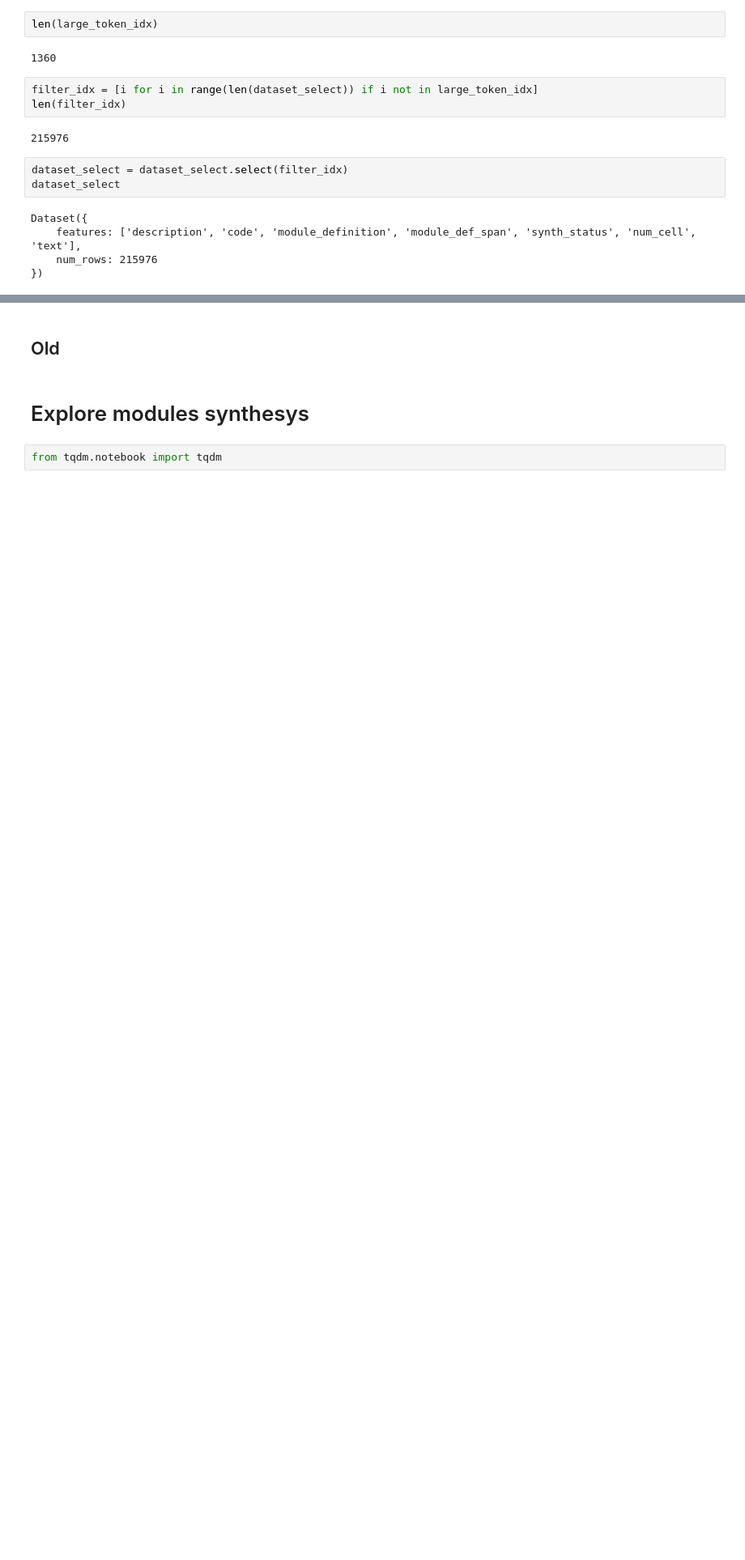
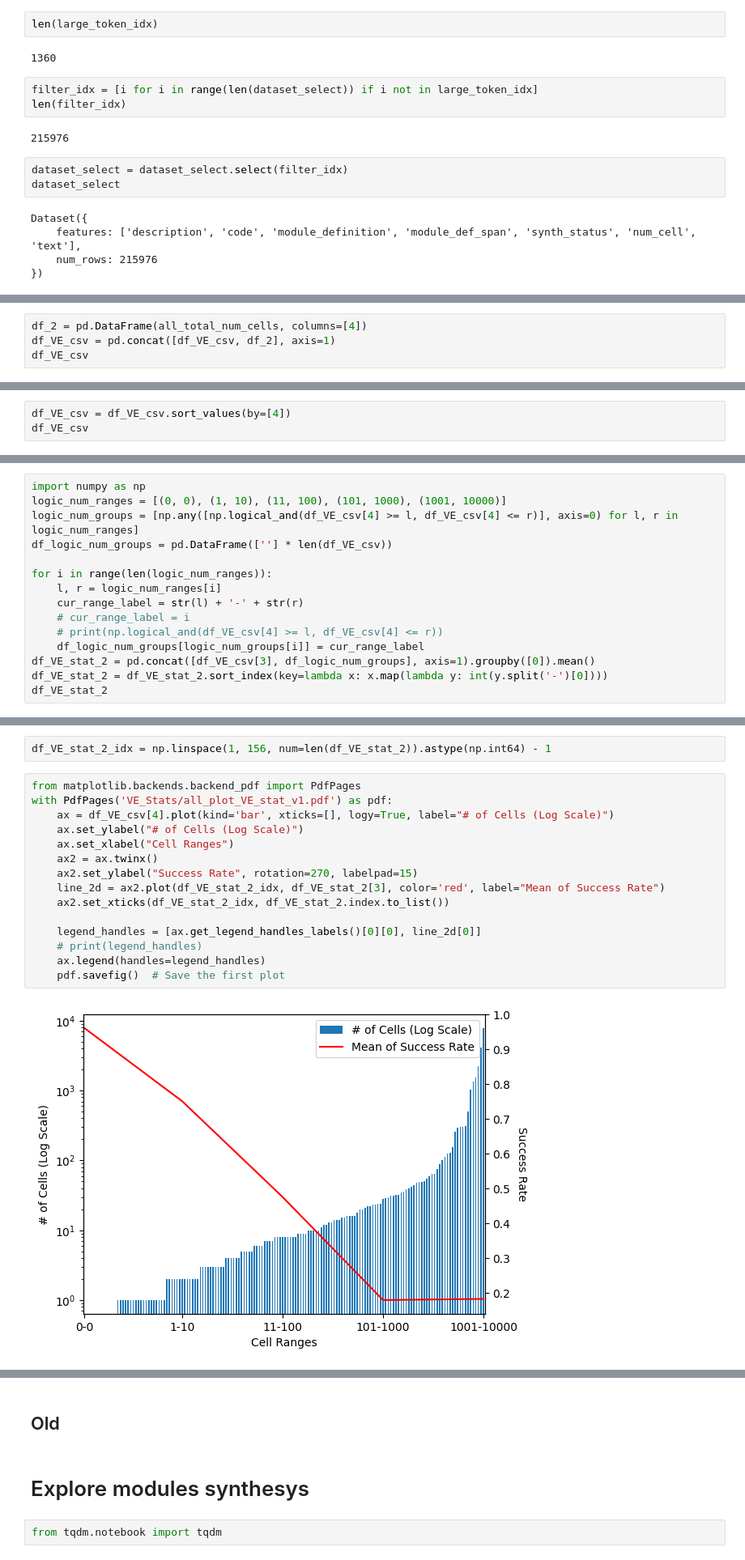
Before and after one commit to ngminhthanh12a3/GNU_COMBA, a Jupyter notebook: src/PyraNetExplore.ipynb, the cells around one changed output, grey strips where cells are left out. Shown at 81% size. Saved outputs shown, nothing was run; the diff lists cells and outputs as text; blank space fills up the shorter version.

```diff
--- a/src/PyraNetExplore.ipynb
+++ b/src/PyraNetExplore.ipynb
@@ -1122,0 +1237,4 @@ Dataset({
+# %%
+df_2 = pd.DataFrame(all_total_num_cells, columns=[4])
+df_VE_csv = pd.concat([df_VE_csv, df_2], axis=1)
+df_VE_csv
@@ -1122,0 +1255,3 @@ Dataset({
+# %%
+df_VE_csv = df_VE_csv.sort_values(by=[4])
+df_VE_csv
@@ -1122,0 +1272,15 @@ Dataset({
+# %%
+import numpy as np
+logic_num_ranges = [(0, 0), (1, 10), (11, 100), (101, 1000), (1001, 10000)]
+logic_num_groups = [np.any([np.logical_and(df_VE_csv[4] >= l, df_VE_csv[4] <= r)], axis=0) for l, r in logic_num_ranges]
+df_logic_num_groups = pd.DataFrame([''] * len(df_VE_csv))
+
+for i in range(len(logic_num_ranges)):
+    l, r = logic_num_ranges[i]
+    cur_range_label = str(l) + '-' + str(r)
+    # cur_range_label = i
+    # print(np.logical_and(df_VE_csv[4] >= l, df_VE_csv[4] <= r))
+    df_logic_num_groups[logic_num_groups[i]] = cur_range_label
+df_VE_stat_2 = pd.concat([df_VE_csv[3], df_logic_num_groups], axis=1).groupby([0]).mean()
+df_VE_stat_2 = df_VE_stat_2.sort_index(key=lambda x: x.map(lambda y: int(y.split('-')[0])))
+df_VE_stat_2
@@ -1122,0 +1295,19 @@ Dataset({
+# %%
+df_VE_stat_2_idx = np.linspace(1, 156, num=len(df_VE_stat_2)).astype(np.int64) - 1
+# %%
+from matplotlib.backends.backend_pdf import PdfPages
+with PdfPages('VE_Stats/all_plot_VE_stat_v1.pdf') as pdf:
+    ax = df_VE_csv[4].plot(kind='bar', xticks=[], logy=True, label="# of Cells (Log Scale)")
+    ax.set_ylabel("# of Cells (Log Scale)")
+    ax.set_xlabel("Cell Ranges")
+    ax2 = ax.twinx()
+    ax2.set_ylabel("Success Rate", rotation=270, labelpad=15)
+    line_2d = ax2.plot(df_VE_stat_2_idx, df_VE_stat_2[3], color='red', label="Mean of Success Rate")
+    ax2.set_xticks(df_VE_stat_2_idx, df_VE_stat_2.index.to_list())
+
+    legend_handles = [ax.get_legend_handles_labels()[0][0], line_2d[0]]
+    # print(legend_handles)
+    ax.legend(handles=legend_handles)
+    pdf.savefig()  # Save the first plot
+# %% [output]
+[figure, added]
```
Also changed, not shown: parts of 15 cells of this notebook, 21 other files.
